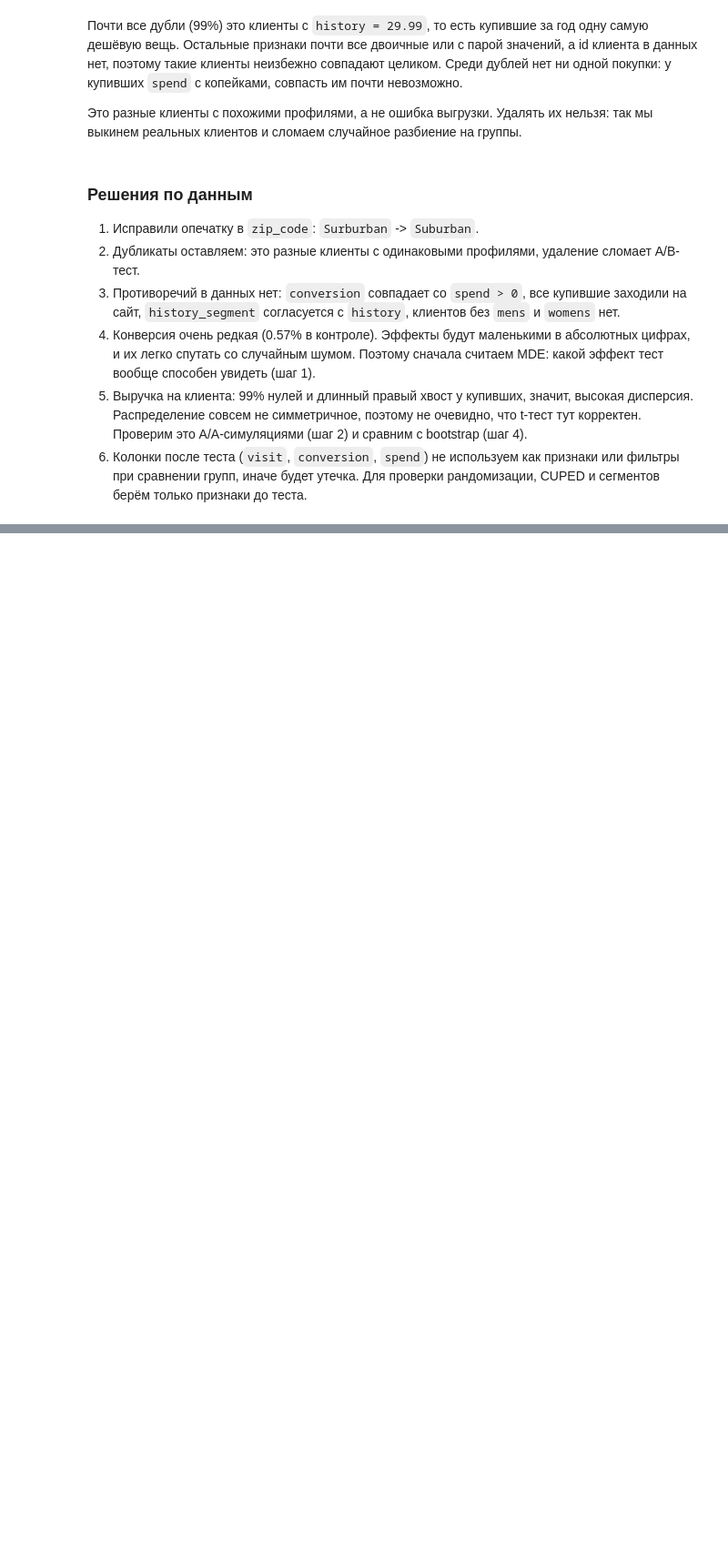
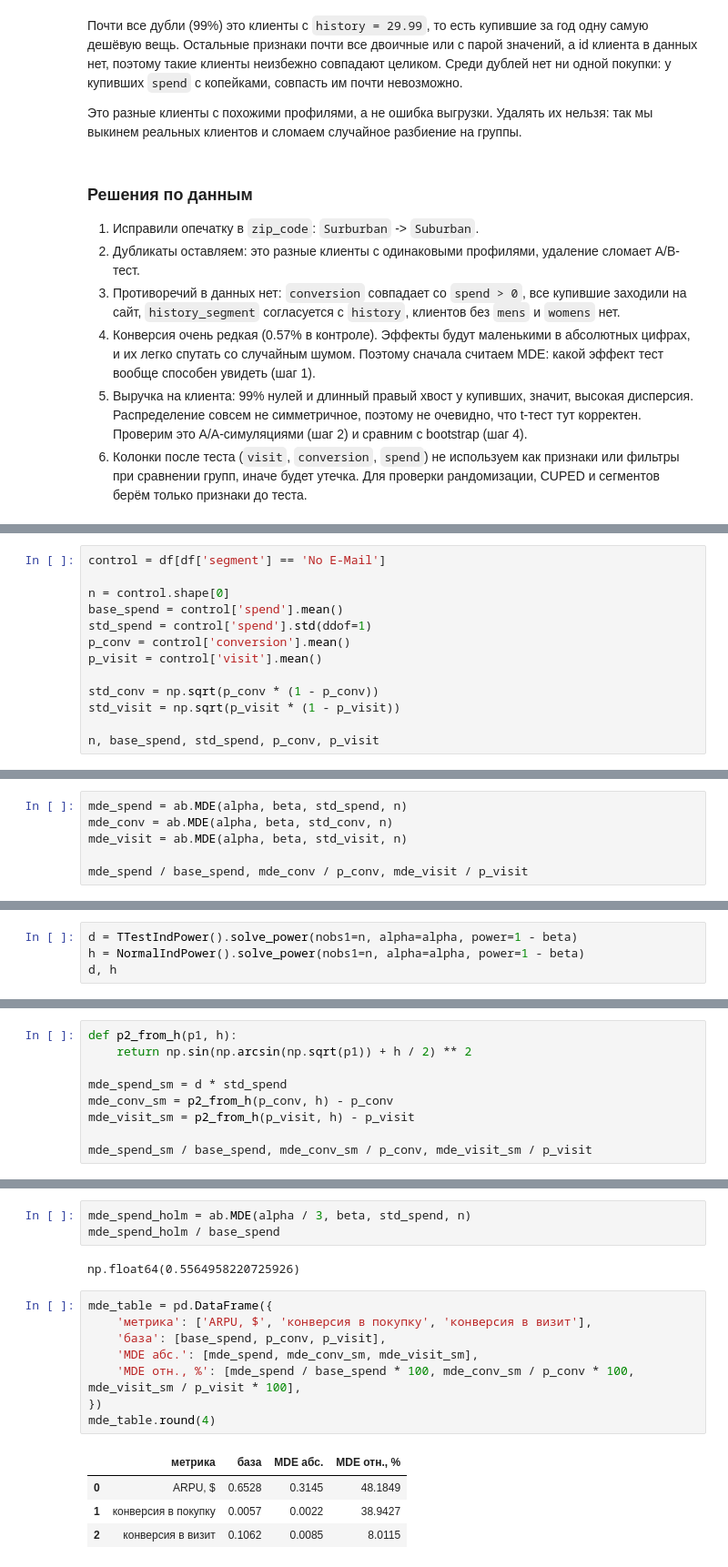
Before and after one commit to idanrus/email-ab-test, a Jupyter notebook: ab_test.ipynb, the cells around one changed output, grey strips where cells are left out. Shown at 91% size. Drawn from its saved outputs; the diff is of its cells as text; blank space fills up the shorter version.

```diff
--- a/ab_test.ipynb
+++ b/ab_test.ipynb
@@ -339,0 +396,13 @@ np.int64(0)
+# %%
+control = df[df['segment'] == 'No E-Mail']
+
+n = control.shape[0]
+base_spend = control['spend'].mean()
+std_spend = control['spend'].std(ddof=1)
+p_conv = control['conversion'].mean()
+p_visit = control['visit'].mean()
+
+std_conv = np.sqrt(p_conv * (1 - p_conv))
+std_visit = np.sqrt(p_visit * (1 - p_visit))
+
+n, base_spend, std_spend, p_conv, p_visit
@@ -339,0 +415,6 @@ np.int64(0)
+# %%
+mde_spend = ab.MDE(alpha, beta, std_spend, n)
+mde_conv = ab.MDE(alpha, beta, std_conv, n)
+mde_visit = ab.MDE(alpha, beta, std_visit, n)
+
+mde_spend / base_spend, mde_conv / p_conv, mde_visit / p_visit
@@ -339,0 +432,4 @@ np.int64(0)
+# %%
+d = TTestIndPower().solve_power(nobs1=n, alpha=alpha, power=1 - beta)
+h = NormalIndPower().solve_power(nobs1=n, alpha=alpha, power=1 - beta)
+d, h
@@ -339,0 +438,9 @@ np.int64(0)
+# %%
+def p2_from_h(p1, h):
+    return np.sin(np.arcsin(np.sqrt(p1)) + h / 2) ** 2
+
+mde_spend_sm = d * std_spend
+mde_conv_sm = p2_from_h(p_conv, h) - p_conv
+mde_visit_sm = p2_from_h(p_visit, h) - p_visit
+
+mde_spend_sm / base_spend, mde_conv_sm / p_conv, mde_visit_sm / p_visit
@@ -339,0 +465,18 @@ np.int64(0)
+# %%
+mde_spend_holm = ab.MDE(alpha / 3, beta, std_spend, n)
+mde_spend_holm / base_spend
+# %% [output]
+np.float64(0.5564958220725926)
+# %%
+mde_table = pd.DataFrame({
+    'метрика': ['ARPU, $', 'конверсия в покупку', 'конверсия в визит'],
+    'база': [base_spend, p_conv, p_visit],
+    'MDE абс.': [mde_spend, mde_conv_sm, mde_visit_sm],
+    'MDE отн., %': [mde_spend / base_spend * 100, mde_conv_sm / p_conv * 100, mde_visit_sm / p_visit * 100],
+})
+mde_table.round(4)
+# %% [output]
+|  | метрика | база | MDE абс. | MDE отн., % |
+| 0 | ARPU, $ | 0.6528 | 0.3145 | 48.1849 |
+| 1 | конверсия в покупку | 0.0057 | 0.0022 | 38.9427 |
+| 2 | конверсия в визит | 0.1062 | 0.0085 | 8.0115 |
```
Also changed, not shown: parts of 21 cells of this notebook, 1 other file.
